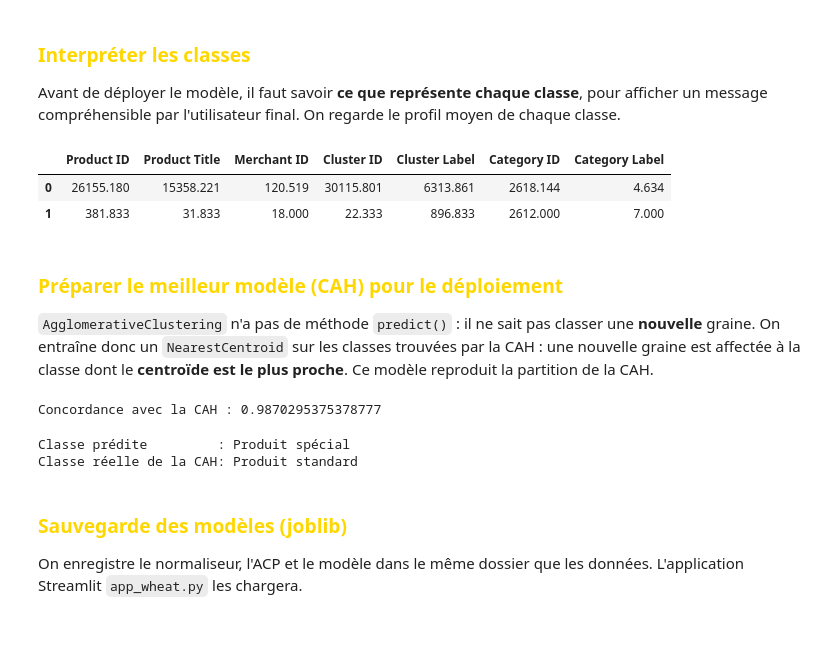
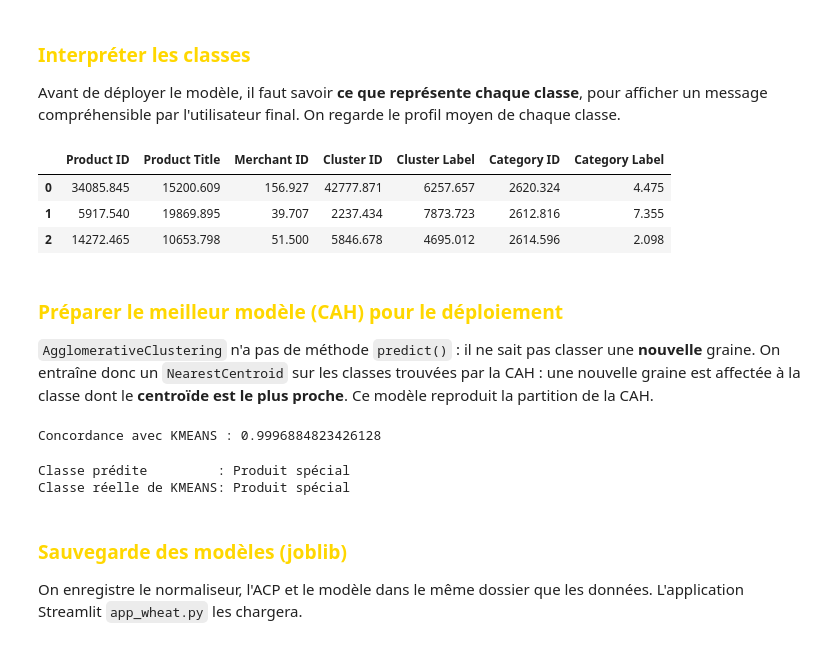
Before and after one commit to Erica-Gbedeko/Machine_Learning_Exam_Repo, a Jupyter notebook: pricerunner/pricerunner_aggregate.ipynb, the cells around one changed output. Cells and saved outputs as stored; diff of their text form; code cells hidden in the pictures.

```diff
--- a/pricerunner/pricerunner_aggregate.ipynb
+++ b/pricerunner/pricerunner_aggregate.ipynb
@@ -323,12 +323,13 @@ Avant de déployer le modèle, il faut savoir **ce que représente chaque classe
 message compréhensible par l'utilisateur final. On regarde le profil moyen de chaque classe.
 # %%
 # Profil moyen de chaque classe
-profil = df.groupby(cah_partition).mean().round(3)
+profil = df.groupby(kmeans_partition).mean().round(3)
 profil
 # %% [output]
 |  | Product ID | Product Title | Merchant ID | Cluster ID | Cluster Label | Category ID | Category Label |
-| 0 | 26155.180 | 15358.221 | 120.519 | 30115.801 | 6313.861 | 2618.144 | 4.634 |
-| 1 | 381.833 | 31.833 | 18.000 | 22.333 | 896.833 | 2612.000 | 7.000 |
+| 0 | 34085.845 | 15200.609 | 156.927 | 42777.871 | 6257.657 | 2620.324 | 4.475 |
+| 1 | 5917.540 | 19869.895 | 39.707 | 2237.434 | 7873.723 | 2612.816 | 7.355 |
+| 2 | 14272.465 | 10653.798 | 51.500 | 5846.678 | 4695.012 | 2614.596 | 2.098 |
 # %%
 # Noms des classes
 noms_classes = {
@@ -343,22 +344,22 @@ On entraîne donc un `NearestCentroid` sur les classes trouvées par la CAH : un
 à la classe dont le **centroïde est le plus proche**. Ce modèle reproduit la partition de la CAH.
 # %%
 from sklearn.neighbors import NearestCentroid
-# Instantier le modèle des centroïdes de la CAH
+# Instantier le modèle des centroïdes
 model = NearestCentroid()
-# Entrainer sur les classes trouvées par la CAH
-model.fit(x, cah_partition)
-# Vérifier que le modèle retrouve bien la partition de la CAH
-print("Concordance avec la CAH :", (model.predict(x) == cah_partition).mean())
+# Entrainer sur les classes trouvées par KMEANS
+model.fit(x, kmeans_partition)
+# Vérifier que le modèle retrouve bien la partition de KMEANS
+print("Concordance avec KMEANS :", (model.predict(x) == kmeans_partition).mean())
 # %% [output]
-Concordance avec la CAH : 0.9870295375378777
+Concordance avec KMEANS : 0.9996884823426128
 # %%
-# Test rapide sur la première graine
+# Test rapide sur le première produit
 produit = scaler.transform(df.iloc[[0]])
 print("Classe prédite         :", noms_classes[model.predict(produit)[0]])
-print("Classe réelle de la CAH:", noms_classes[cah_partition[0]])
+print("Classe réelle de KMEANS:", noms_classes[kmeans_partition[0]])
 # %% [output]
 Classe prédite         : Produit spécial
-Classe réelle de la CAH: Produit standard
+Classe réelle de KMEANS: Produit spécial
 # %% [markdown]
 ### <font color = "gold"> Sauvegarde des modèles (joblib)
 
```
Also changed, not shown: parts of 5 cells of this notebook, 1 other file.
